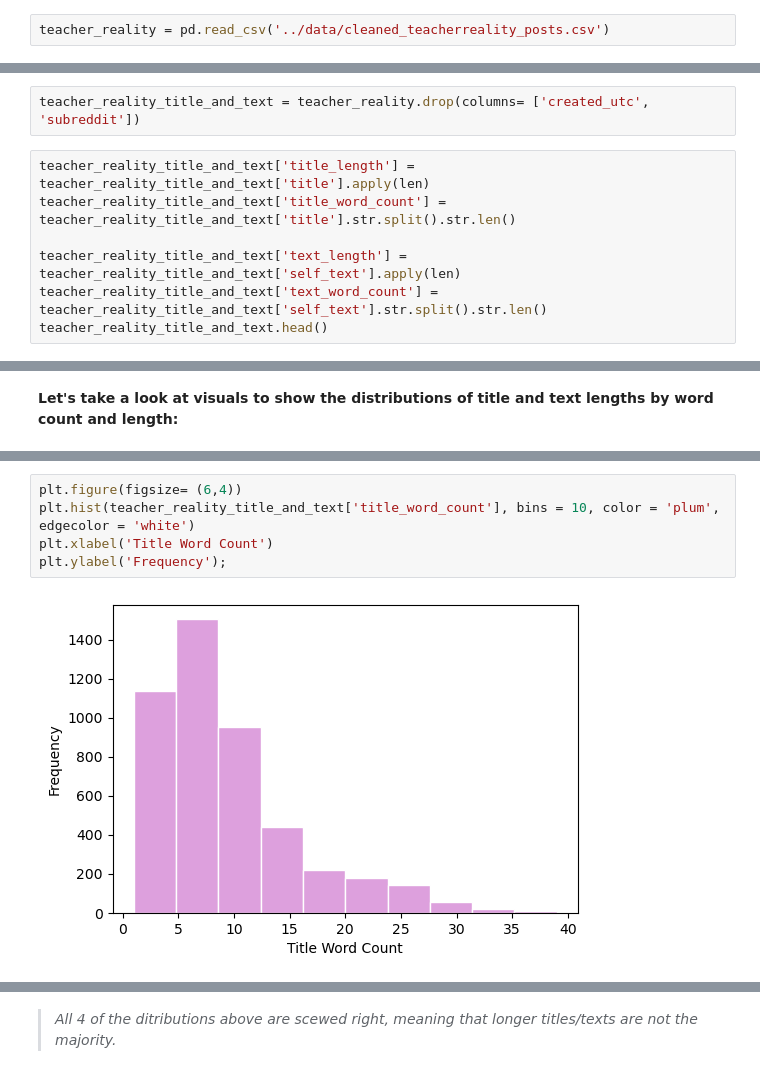
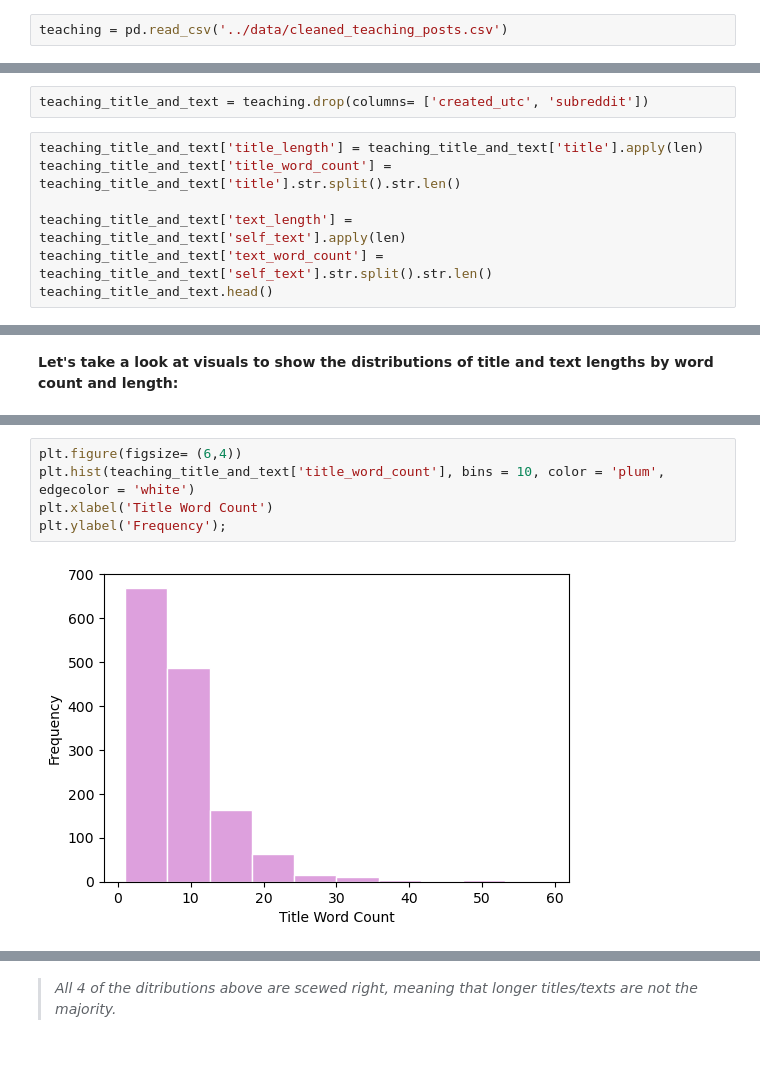
Before and after one commit to kier-johns/project-3, a Jupyter notebook: code/03 - EDA.ipynb, the cells around one changed output, grey strips where cells are left out. Saved outputs shown, nothing was run; the diff lists cells and outputs as text.

```diff
--- a/code/03 - EDA.ipynb
+++ b/code/03 - EDA.ipynb
@@ -8,5 +11,5 @@ import seaborn as sns
 # %% [markdown]
 **Read in the data**
 # %%
-teacher_reality = pd.read_csv('../data/cleaned_teacherreality_posts.csv')
+teaching = pd.read_csv('../data/cleaned_teaching_posts.csv')
 # %%
@@ -44,11 +47,11 @@ mental_health.shape
 # %%
-teacher_reality_title_and_text = teacher_reality.drop(columns= ['created_utc', 'subreddit'])
+teaching_title_and_text = teaching.drop(columns= ['created_utc', 'subreddit'])
 # %%
-teacher_reality_title_and_text['title_length'] = teacher_reality_title_and_text['title'].apply(len)
-teacher_reality_title_and_text['title_word_count'] = teacher_reality_title_and_text['title'].str.split().str.len()
+teaching_title_and_text['title_length'] = teaching_title_and_text['title'].apply(len)
+teaching_title_and_text['title_word_count'] = teaching_title_and_text['title'].str.split().str.len()
 
-teacher_reality_title_and_text['text_length'] = teacher_reality_title_and_text['self_text'].apply(len)
-teacher_reality_title_and_text['text_word_count'] = teacher_reality_title_and_text['self_text'].str.split().str.len()
-teacher_reality_title_and_text.head()
+teaching_title_and_text['text_length'] = teaching_title_and_text['self_text'].apply(len)
+teaching_title_and_text['text_word_count'] = teaching_title_and_text['self_text'].str.split().str.len()
+teaching_title_and_text.head()
 # %% [output]
 |  | title | self_text | title_length | title_word_count | text_length | text_word_count |
@@ -127,9 +130,9 @@ plt.ylabel('Frequency');
 # %%
 plt.figure(figsize= (6,4))
-plt.hist(teacher_reality_title_and_text['title_word_count'], bins = 10, color = 'plum', edgecolor = 'white')
+plt.hist(teaching_title_and_text['title_word_count'], bins = 10, color = 'plum', edgecolor = 'white')
 plt.xlabel('Title Word Count')
 plt.ylabel('Frequency');
 # %% [output]
-[figure, old version]
+[figure, new version]
 # %%
 plt.figure(figsize= (6,4))
```
Also changed, not shown: parts of 94 cells of this notebook, 15 other files.
